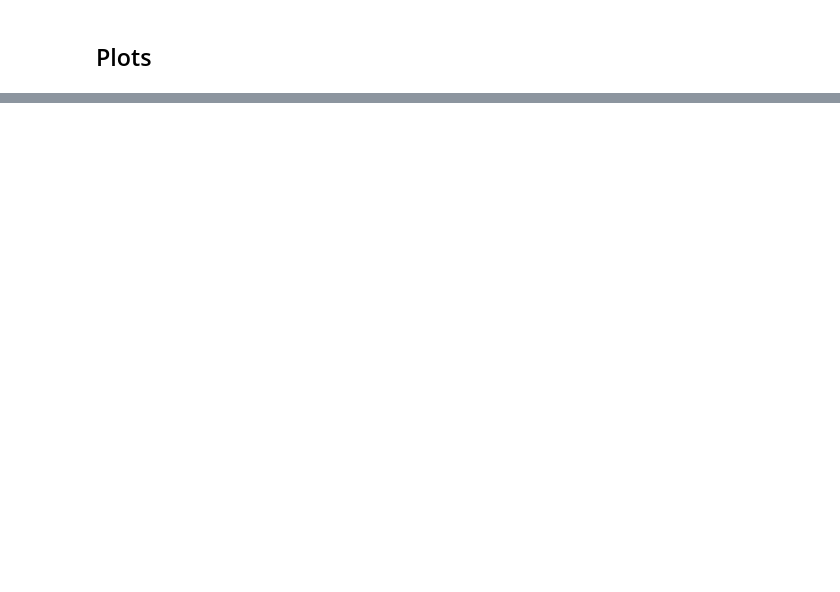
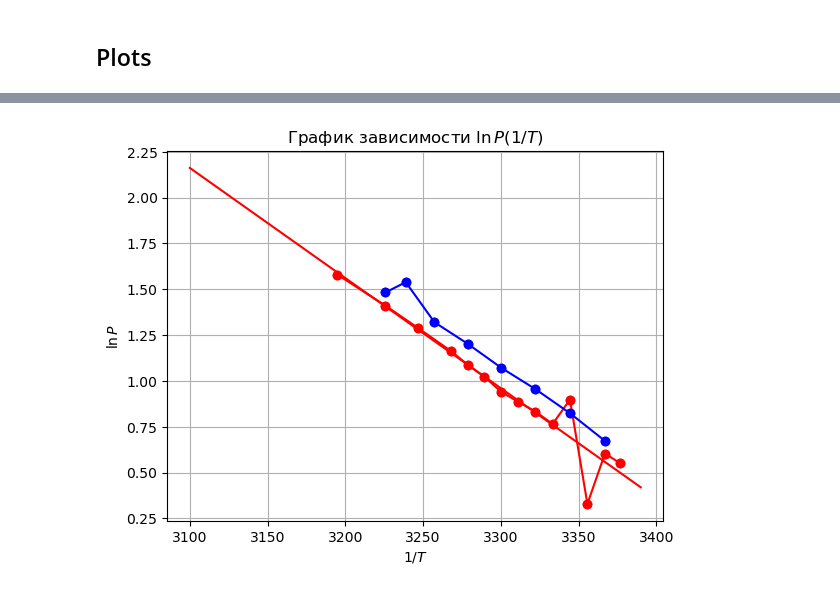
Before and after one commit to juliaProjorlivy/laba, a Jupyter notebook: 2_sem/laba_2.4.1/2.4.1.ipynb, the cells around one changed output, grey strips where cells are left out. Drawn from its saved outputs; the diff is of its cells as text; code cells hidden in the pictures; blank space fills up the shorter version.

```diff
--- a/2_sem/laba_2.4.1/2.4.1.ipynb
+++ b/2_sem/laba_2.4.1/2.4.1.ipynb
@@ -32,22 +76,34 @@ plt.show()
 # %%
-x = [1/T for T in Tshot]
-y =
+xh = [1000000/T for T in Tshot]
+yh = [np.log(P) for P in Pshot]
+
+xc = [1000000/T for T in Tscold]
+yc = [np.log(P) for P in Pscold]
+
+dyh = [dd/p for p in Pshot]
+dxh = [dt for i in range(len(Tshot))]
 # %%
 fig, ax = plt.subplots()
-plt.errorbar(x, y,  fmt='o', ecolor='red')
-#ax.plot(Ts, sigmas, 'bo-')
-plt.scatter(Ts, sigmas, color="blue")
+ax.plot(xh, yh, 'ro-')
+plt.scatter(xh, yh, color="red")
+
+ax.plot(xc, yc, 'bo-')
+plt.scatter(xc, yc, color="blue")
 ax.set_title('График зависимости $\ln P (1/T)$')
 plt.grid()
 
 
+model1 = np.poly1d(np.polyfit(xh, yh, 1))
+polyline = np.linspace(3100, 3390)
+plt.plot(polyline, model1(polyline), color = 'red')
 
-model1 = np.poly1d(np.polyfit(x, y, 1))
-polyline = np.linspace(25, 40)
-plt.plot(polyline, model1(polyline), color = 'blue', label='k1 = 0.00022')
+#model2 = np.poly1d(np.polyfit(xc, yc, 1))
+#plt.plot(polyline, model2(polyline), color = 'blue')
 
 
 plt.xlabel('$1/T$')
 plt.ylabel('$\ln P$')
 
 plt.show()
+# %% [output]
+[figure, added]
```
Also changed, not shown: parts of 6 cells of this notebook, 4 other files.
